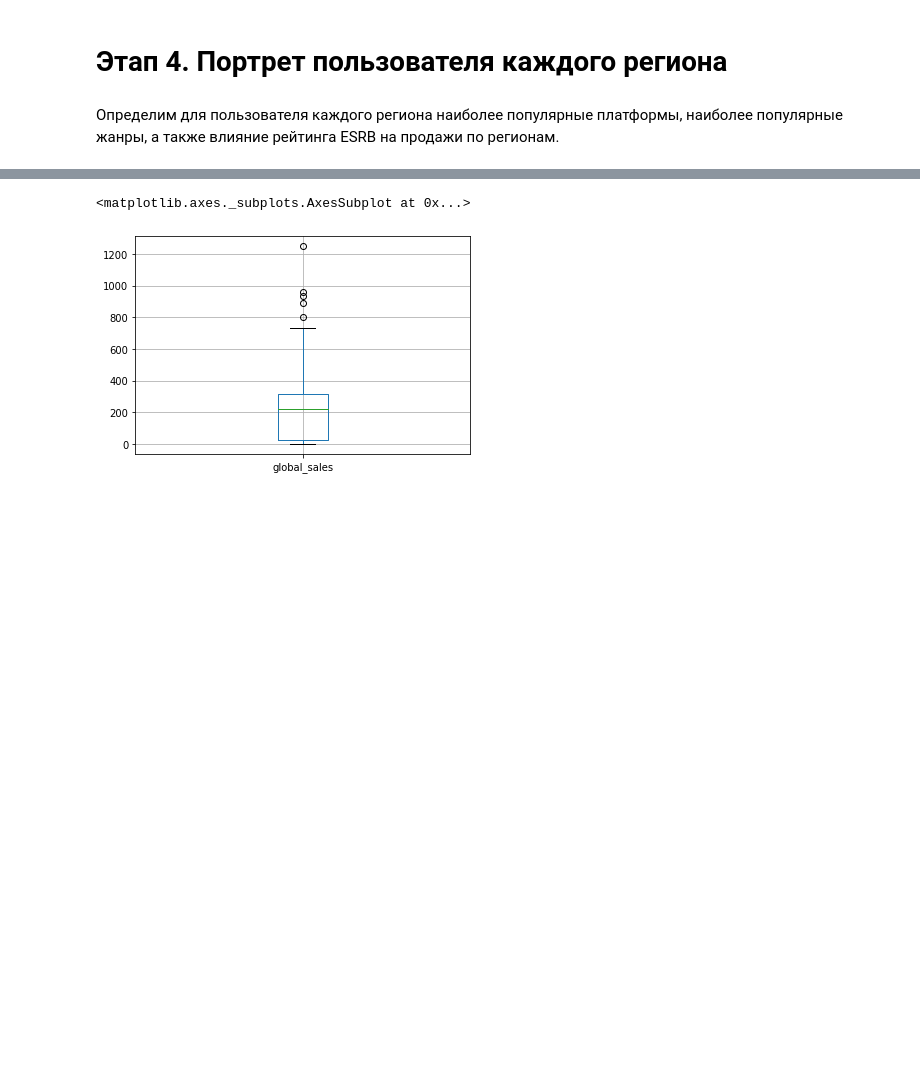
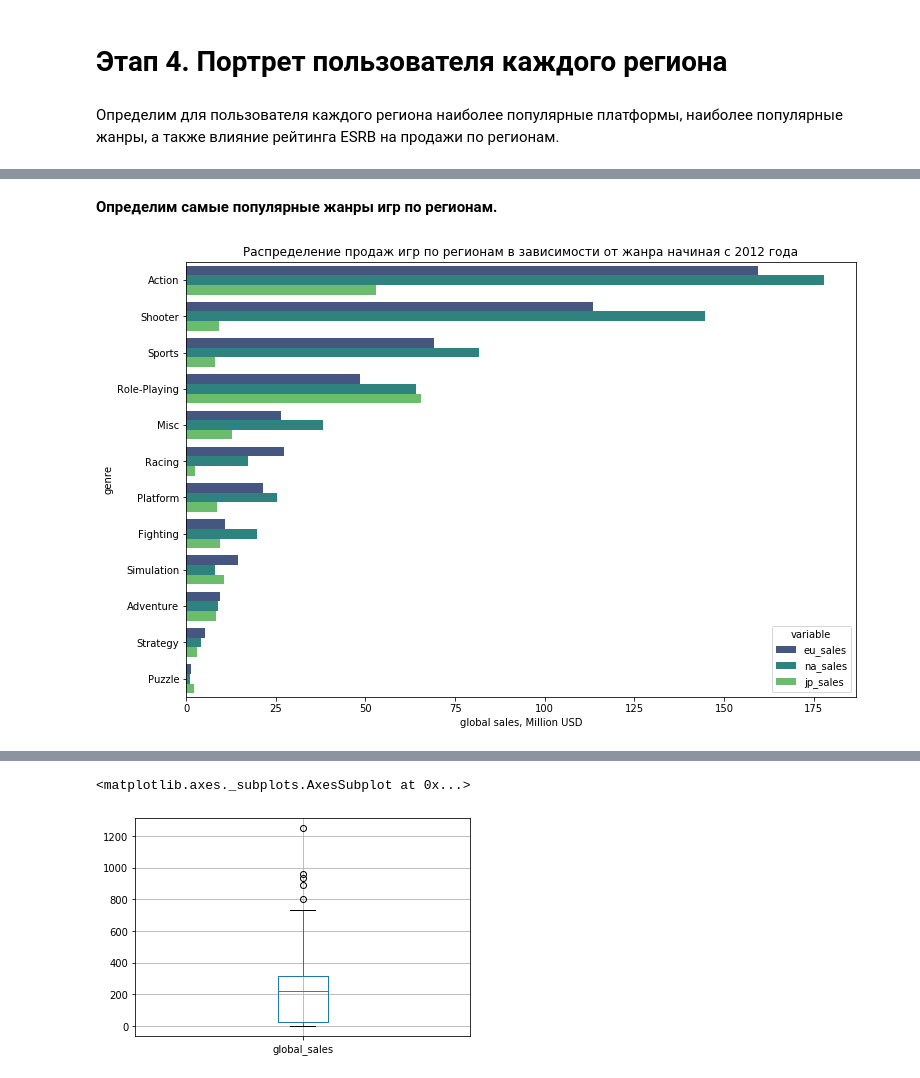
Before and after one commit to nktnlx/data_analysis_portfolio, a Jupyter notebook: video_games_sales.ipynb, the cells around one changed output, grey strips where cells are left out. Saved outputs shown, nothing was run; the diff lists cells and outputs as text; code cells hidden in the pictures; blank space fills up the shorter version.

```diff
--- a/video_games_sales.ipynb
+++ b/video_games_sales.ipynb
@@ -1628,0 +1726,27 @@ pd.plotting.scatter_matrix(df_3p[['user_score', 'critic_score', 'global_sales']]
+# %% [markdown]
+**Определим самые популярные жанры игр по регионам.**
+# %%
+# получаем необходимый срез данных
+df_4_genre = df_4[['genre', 'na_sales', 'eu_sales', 'jp_sales']] \
+    .groupby('genre', as_index=False) \
+    .agg({'na_sales': 'sum', 'eu_sales': 'sum', 'jp_sales': 'sum'}) \
+    .melt(id_vars=['genre']) \
+    .sort_values('value', ascending=False)
+# %%
+# размер фигуры
+plt.figure(figsize=(12, 8))
+
+# задание параметров построения графика
+ax = sns.barplot(y=df_4_genre.genre,
+                 x=df_4_genre.value,
+                 orient='h',
+                 color='#6925c2',
+                 palette='viridis',
+                 hue=df_4_genre.variable,
+                 hue_order=['eu_sales', 'na_sales', 'jp_sales']);
+
+# подписи осей и названия
+plt.xlabel('global sales, Million USD')
+plt.title('Распределение продаж игр по регионам в зависимости от жанра начиная с 2012 года');
+# %% [output]
+[figure, added]
```
Also changed, not shown: parts of 26 cells of this notebook.
